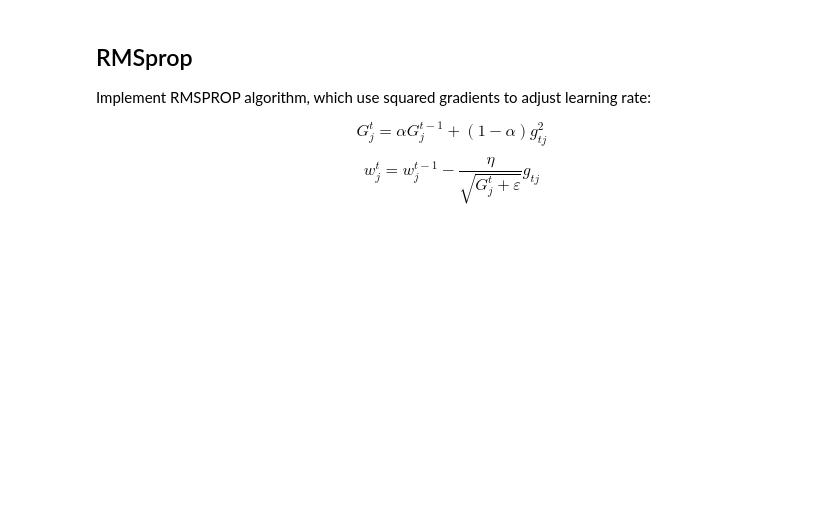
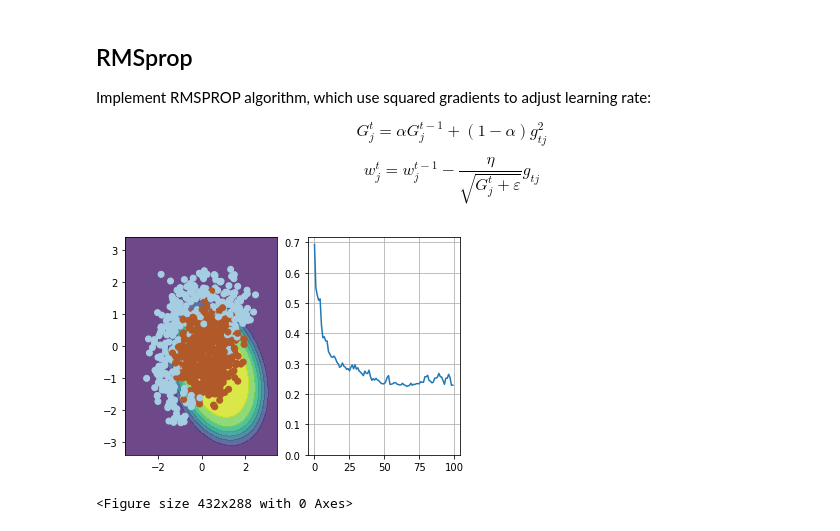
Before and after one commit to pipematin/ads_course_1, a Jupyter notebook: week1/week01_pa.ipynb, the cells around one changed output. Saved outputs shown, nothing was run; the diff lists cells and outputs as text; code cells hidden in the pictures; blank space fills up the shorter version.

```diff
--- a/week1/week01_pa.ipynb
+++ b/week1/week01_pa.ipynb
@@ -330,28 +399,37 @@ $$ w_j^t = w_j^{t-1} - \dfrac{\eta}{\sqrt{G_j^t + \varepsilon}} g_{tj} $$
 # %%
 # please use np.random.seed(42), eta=0.1, alpha=0.9, n_iter=100 and batch_size=4 for deterministic results
 np.random.seed(42)
 
 w = np.array([0, 0, 0, 0, 0, 1.])
 
 eta = 0.1 # learning rate
 alpha = 0.9 # moving average of gradient norm squared
 g2 = None # we start with None so that you can update this value correctly on the first iteration
 eps = 1e-8
 
 n_iter = 100
 batch_size = 4
 loss = np.zeros(n_iter)
 plt.figure(figsize=(12,5))
 for i in range(n_iter):
     ind = np.random.choice(X_expanded.shape[0], batch_size)
     loss[i] = compute_loss(X_expanded, y, w)
     if i % 10 == 0:
         visualize(X_expanded[ind, :], y[ind], w, loss)
 
     # TODO:<your code here>
+    g = compute_grad(X_expanded[ind, :], y[ind], w)
+    if g2 is None:
+        g2 = (1-alpha)*np.power(g, 2)
+    else:
+        g2 = alpha * g2 + (1-alpha)*np.power(g, 2)
+    w = w - (eta/ np.sqrt(g2+eps)) * g
 
 visualize(X, y, w, loss)
 plt.clf()
+# %% [output]
+[figure, added]
+<Figure size 432x288 with 0 Axes>
 # %%
 # use output of this cell to fill answer field
 ans_part6 = compute_loss(X_expanded, y, w)
```
Also changed, not shown: parts of 16 cells of this notebook, 2 other files.
